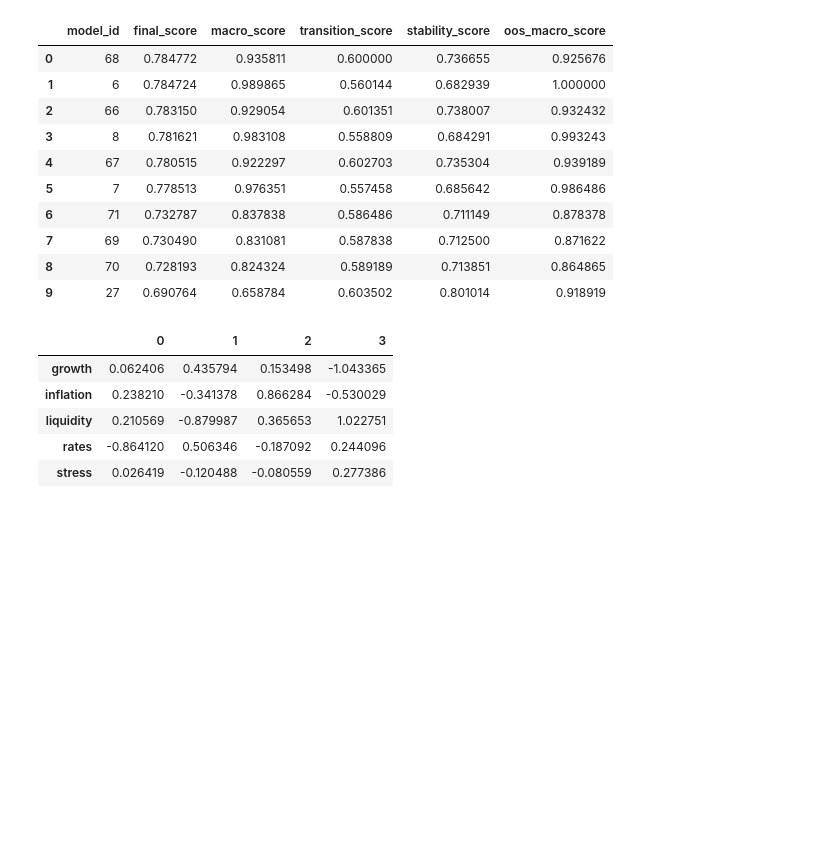
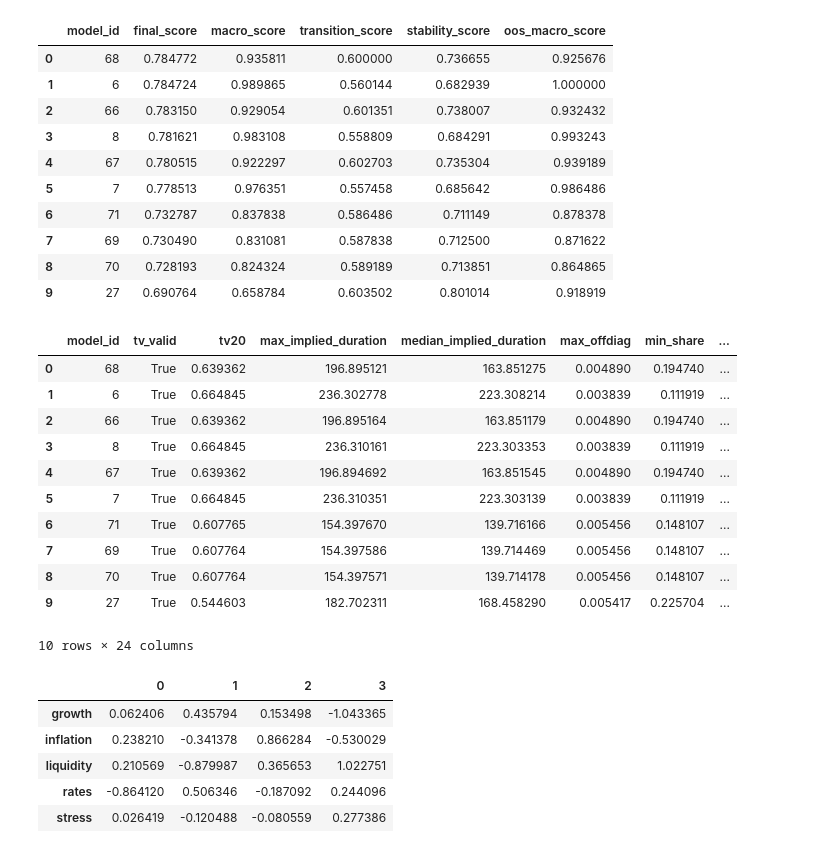
Before and after one commit to amitchell-thomson/regime-conditioned-equity-ml, a Jupyter notebook: notebooks/03_regime_analysis.ipynb, the cells around one changed output. Cells and saved outputs as stored; diff of their text form; code cells hidden in the pictures; blank space fills up the shorter version.

```diff
--- a/notebooks/03_regime_analysis.ipynb
+++ b/notebooks/03_regime_analysis.ipynb
@@ -90,6 +90,21 @@ display(leaderboard[["model_id","final_score","macro_score","transition_score","
 | 7 | 69 | 0.730490 | 0.831081 | 0.587838 | 0.712500 | 0.871622 |
 | 8 | 70 | 0.728193 | 0.824324 | 0.589189 | 0.713851 | 0.864865 |
 | 9 | 27 | 0.690764 | 0.658784 | 0.603502 | 0.801014 | 0.918919 |
+# %%
+leaderboard
+# %% [output]
+|  | model_id | tv_valid | tv20 | max_implied_duration | median_implied_duration | max_offdiag | min_share | ... |
+| 0 | 68 | True | 0.639362 | 196.895121 | 163.851275 | 0.004890 | 0.194740 | ... |
+| 1 | 6 | True | 0.664845 | 236.302778 | 223.308214 | 0.003839 | 0.111919 | ... |
+| 2 | 66 | True | 0.639362 | 196.895164 | 163.851179 | 0.004890 | 0.194740 | ... |
+| 3 | 8 | True | 0.664845 | 236.310161 | 223.303353 | 0.003839 | 0.111919 | ... |
+| 4 | 67 | True | 0.639362 | 196.894692 | 163.851545 | 0.004890 | 0.194740 | ... |
+| 5 | 7 | True | 0.664845 | 236.310351 | 223.303139 | 0.003839 | 0.111919 | ... |
+| 6 | 71 | True | 0.607765 | 154.397670 | 139.716166 | 0.005456 | 0.148107 | ... |
+| 7 | 69 | True | 0.607764 | 154.397586 | 139.714469 | 0.005456 | 0.148107 | ... |
+| 8 | 70 | True | 0.607764 | 154.397571 | 139.714178 | 0.005456 | 0.148107 | ... |
+| 9 | 27 | True | 0.544603 | 182.702311 | 168.458290 | 0.005417 | 0.225704 | ... |
+10 rows × 24 columns
 # %%
 best_model = fitted_models["68"]
 model = best_model["model"]
```
Also changed, not shown: parts of 3 cells of this notebook, 1 other file.
